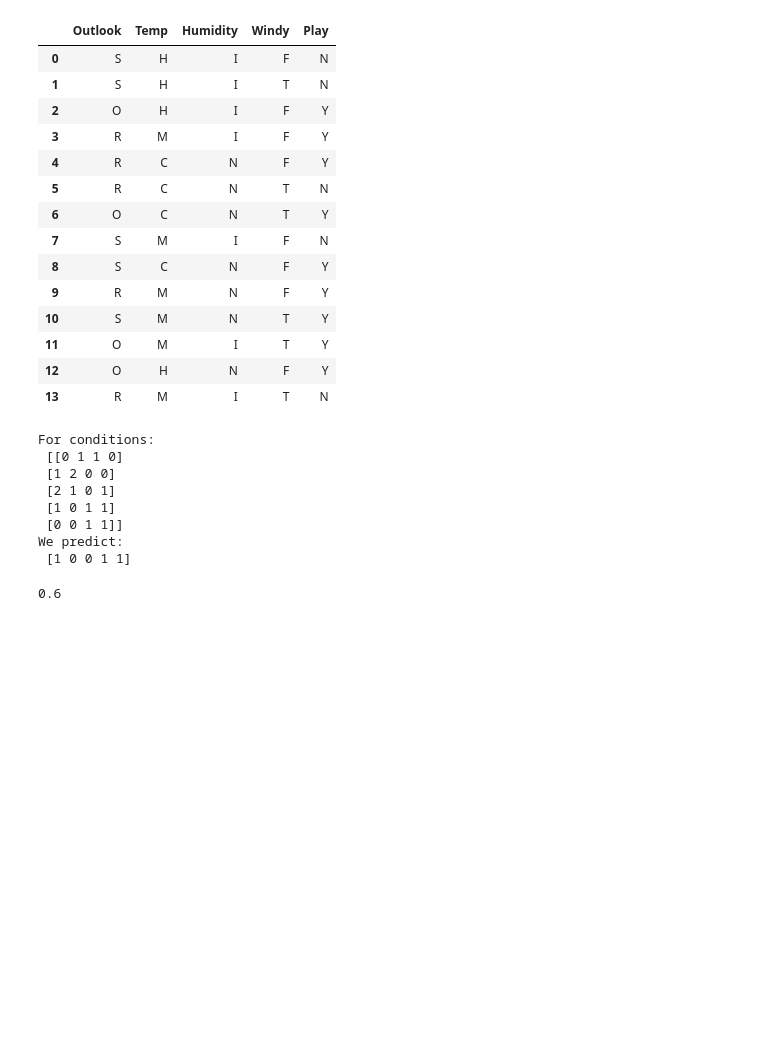
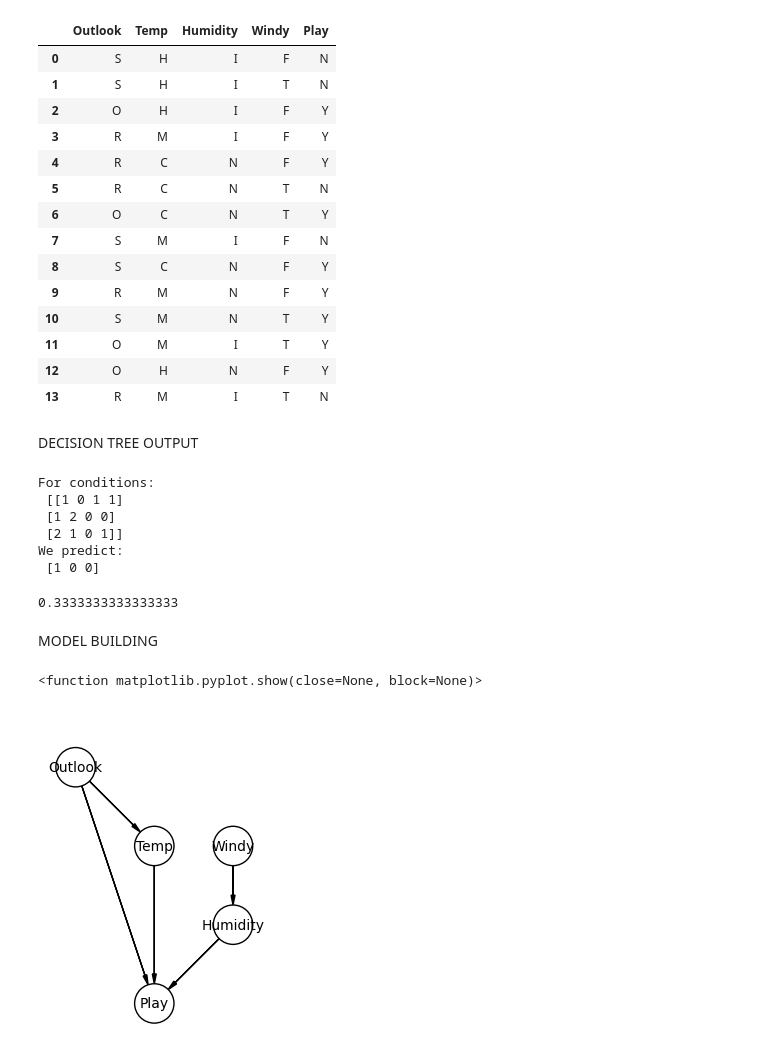
Before and after one commit to EdgyPage/Page-s_pgmpy_notebook_updated, a Jupyter notebook: Homework/HW1.ipynb, the cells around one changed output. Cells and saved outputs as stored; diff of their text form; code cells hidden in the pictures; blank space fills up the shorter version.

```diff
--- a/Homework/HW1.ipynb
+++ b/Homework/HW1.ipynb
@@ -214,11 +226,13 @@ for key in frame.columns:
     convertFrame[key] = array
 
 convertFrame
+# %% [markdown]
+DECISION TREE OUTPUT
 # %%
 from sklearn.tree import DecisionTreeClassifier
 from sklearn.model_selection import train_test_split
 
-x_train, x_test, y_train, y_test = train_test_split(convertFrame[['Outlook', 'Temp', 'Humidity', 'Windy']].values, convertFrame.Play.values, test_size=.3)
+x_train, x_test, y_train, y_test = train_test_split(convertFrame[['Outlook', 'Temp', 'Humidity', 'Windy']].values, convertFrame.Play.values, test_size=.2, random_state=1337)
 tree = DecisionTreeClassifier(max_depth=4)
 
 tree.fit(x_train, y_train)
@@ -226,14 +240,12 @@ print("For conditions: \n" ,x_test)
 print("We predict: \n" , tree.predict(x_test))
 tree.score(x_test, y_test)
 
-#for 60% accuracy
+#for 33% accuracy
 # %% [output]
 For conditions:
- [[0 1 1 0]
+ [[1 0 1 1]
  [1 2 0 0]
- [2 1 0 1]
- [1 0 1 1]
- [0 0 1 1]]
+ [2 1 0 1]]
 We predict:
- [1 0 0 1 1]
+ [1 0 0]
-0.6
+0.3333333333333333
@@ -251,0 +252,2 @@ model = BayesianNetwork([('Outlook', 'Play'), ('Temp', 'Play'),
+# %% [markdown]
+MODEL BUILDING
@@ -251,0 +271,25 @@ model = BayesianNetwork([('Outlook', 'Play'), ('Temp', 'Play'),
+# %%
+import daft
+from daft import PGM
+import matplotlib.pyplot as plt
+
+pgm = PGM(shape=[3,4])
+
+
+pgm.add_node(daft.Node('P', 'Play', 2,1))
+pgm.add_node(daft.Node('H', 'Humidity', 3,2))
+pgm.add_node(daft.Node('T', 'Temp', 2,3))
+pgm.add_node(daft.Node('W', 'Windy', 3,3))
+pgm.add_node(daft.Node('O', 'Outlook', 1,4))
+
+pgm.add_edge('O', 'T')
+pgm.add_edge('O', 'P')
+pgm.add_edge('T', 'P')
+pgm.add_edge('W', 'H')
+pgm.add_edge('H', 'P')
+
+pgm.render()
+plt.show
+# %% [output]
+<function matplotlib.pyplot.show(close=None, block=None)>
+[figure, added]
```
Also changed, not shown: parts of 10 cells of this notebook.
